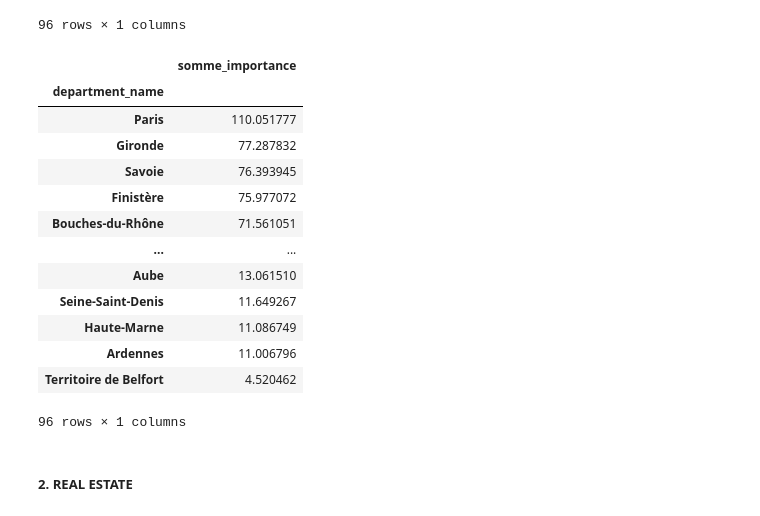
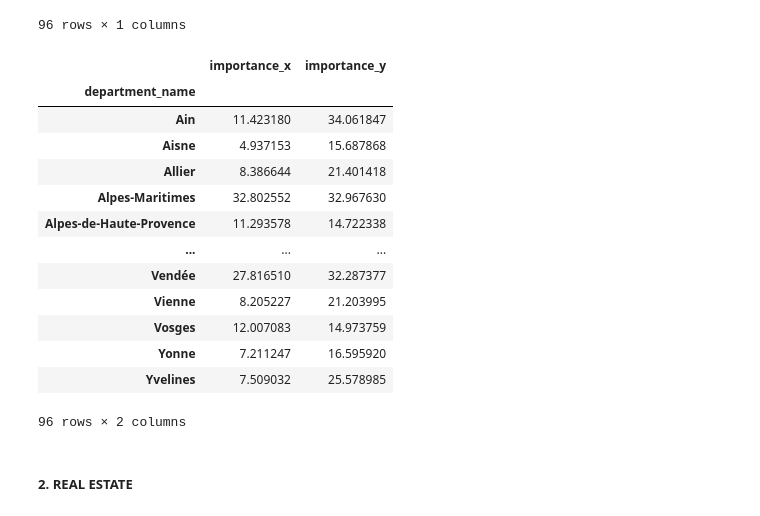
Before and after one commit to MChvtta/prello_scoring_system, a Jupyter notebook: notebooks/ES_Transformation.ipynb, the cells around one changed output. Saved outputs shown, nothing was run; the diff lists cells and outputs as text; code cells hidden in the pictures.

```diff
--- a/notebooks/ES_Transformation.ipynb
+++ b/notebooks/ES_Transformation.ipynb
@@ -309,25 +432,26 @@ group_poi.sort_values("importance", ascending =False)
 # %%
 #ajout des 2 calculs d'importance
 department_merged_df = group_poi.merge (group_site, on=["department_name"])
-department_merged_df["somme_importance"]=department_merged_df["importance_x"]+department_merged_df["importance_y"]
-department_merged_df = department_merged_df.drop(columns=["importance_x", "importance_y"])
+#department_merged_df["somme_importance"]=department_merged_df["importance_x"]+department_merged_df["importance_y"]
+#department_merged_df = department_merged_df.drop(columns=["importance_x", "importance_y"])
+#department_merged_df
+#department_merged_df.sort_values("somme_importance", ascending =False)
 department_merged_df
-department_merged_df.sort_values("somme_importance", ascending =False)
 # %% [output]
-|  | somme_importance |
-| department_name |  |
-| Paris | 110.051777 |
-| Gironde | 77.287832 |
-| Savoie | 76.393945 |
-| Finistère | 75.977072 |
-| Bouches-du-Rhône | 71.561051 |
-| ... | ... |
-| Aube | 13.061510 |
-| Seine-Saint-Denis | 11.649267 |
-| Haute-Marne | 11.086749 |
-| Ardennes | 11.006796 |
-| Territoire de Belfort | 4.520462 |
+|  | importance_x | importance_y |
+| department_name |  |  |
+| Ain | 11.423180 | 34.061847 |
+| Aisne | 4.937153 | 15.687868 |
+| Allier | 8.386644 | 21.401418 |
+| Alpes-Maritimes | 32.802552 | 32.967630 |
+| Alpes-de-Haute-Provence | 11.293578 | 14.722338 |
+| ... | ... | ... |
+| Vendée | 27.816510 | 32.287377 |
+| Vienne | 8.205227 | 21.203995 |
+| Vosges | 12.007083 | 14.973759 |
+| Yonne | 7.211247 | 16.595920 |
+| Yvelines | 7.509032 | 25.578985 |
-96 rows × 1 columns
+96 rows × 2 columns
 # %% [markdown]
 ##### 2. REAL ESTATE
 # %%
```
Also changed, not shown: parts of 43 cells of this notebook.
